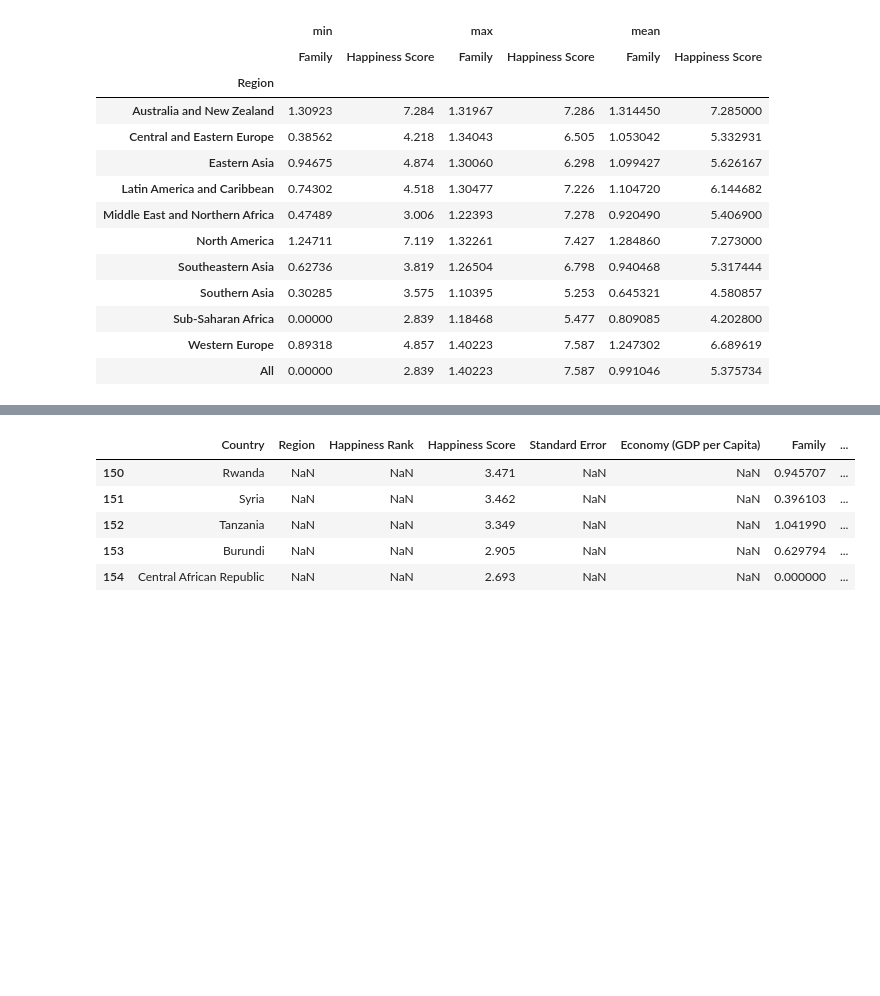
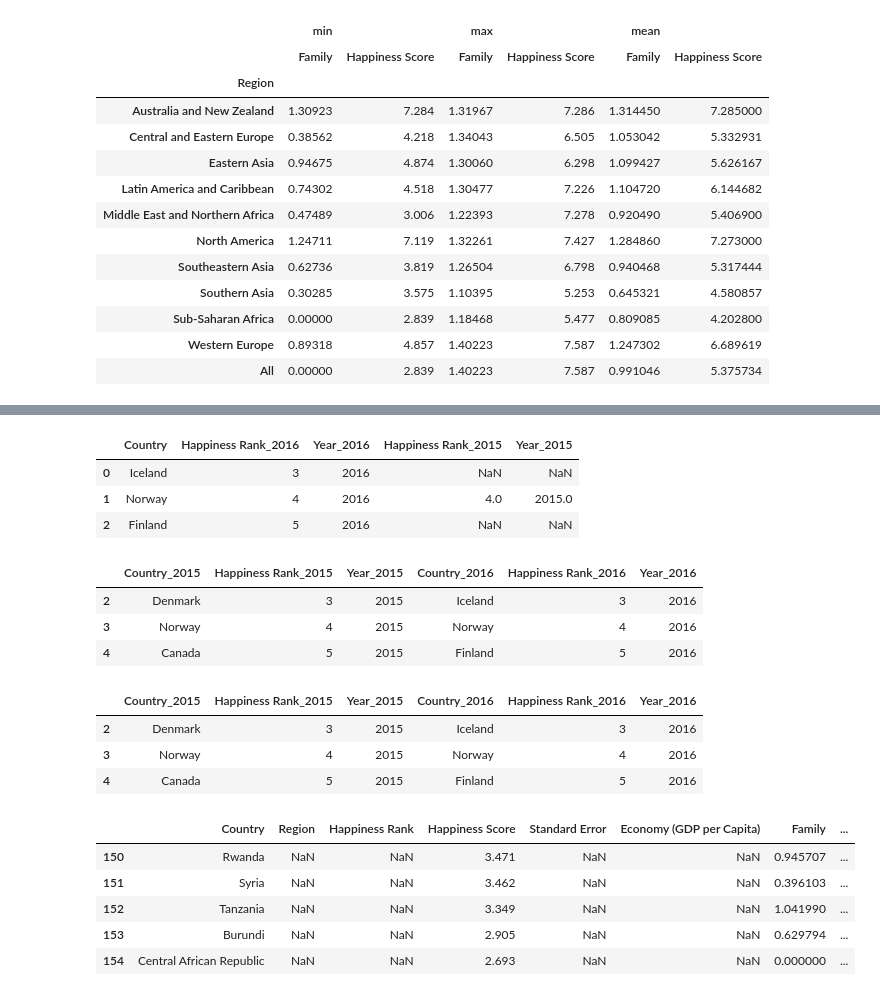
Before and after one commit to Krzesimir13/DataQuest, a Jupyter notebook: world_happiness.ipynb, the cells around one changed output, grey strips where cells are left out. Cells and saved outputs as stored; diff of their text form; code cells hidden in the pictures; blank space fills up the shorter version.

```diff
--- a/world_happiness.ipynb
+++ b/world_happiness.ipynb
@@ -264,3 +376,30 @@ happiness2017['Year'] = 2017
+# %%
+pd.merge(left=three_2016, right=three_2015, how = 'left', on='Country',
+                                  suffixes=('_2016', '_2015'))
+# %% [output]
+|  | Country | Happiness Rank_2016 | Year_2016 | Happiness Rank_2015 | Year_2015 |
+| 0 | Iceland | 3 | 2016 | NaN | NaN |
+| 1 | Norway | 4 | 2016 | 4.0 | 2015.0 |
+| 2 | Finland | 5 | 2016 | NaN | NaN |
+# %%
+four_2015 = happiness2015[['Country','Happiness Rank','Year']].iloc[2:6]
+three_2016 = happiness2016[['Country','Happiness Rank','Year']].iloc[2:5]
+# %%
+pd.merge(left=four_2015, right=three_2016, left_index=True, right_index=True, suffixes=('_2015','_2016'))
+# %% [output]
+|  | Country_2015 | Happiness Rank_2015 | Year_2015 | Country_2016 | Happiness Rank_2016 | Year_2016 |
+| 2 | Denmark | 3 | 2015 | Iceland | 3 | 2016 |
+| 3 | Norway | 4 | 2015 | Norway | 4 | 2016 |
+| 4 | Canada | 5 | 2015 | Finland | 5 | 2016 |
+# %%
+pd.merge(left = four_2015, right = three_2016,
+                       left_index = True, right_index = True, how='right',
+                       suffixes = ('_2015','_2016'))
+# %% [output]
+|  | Country_2015 | Happiness Rank_2015 | Year_2015 | Country_2016 | Happiness Rank_2016 | Year_2016 |
+| 2 | Denmark | 3 | 2015 | Iceland | 3 | 2016 |
+| 3 | Norway | 4 | 2015 | Norway | 4 | 2016 |
+| 4 | Canada | 5 | 2015 | Finland | 5 | 2016 |
 # %%
 happiness2017.rename(columns={'Happiness.Score': 'Happiness Score'}, inplace=True)
 # %%
```
Also changed, not shown: parts of 24 cells of this notebook.
